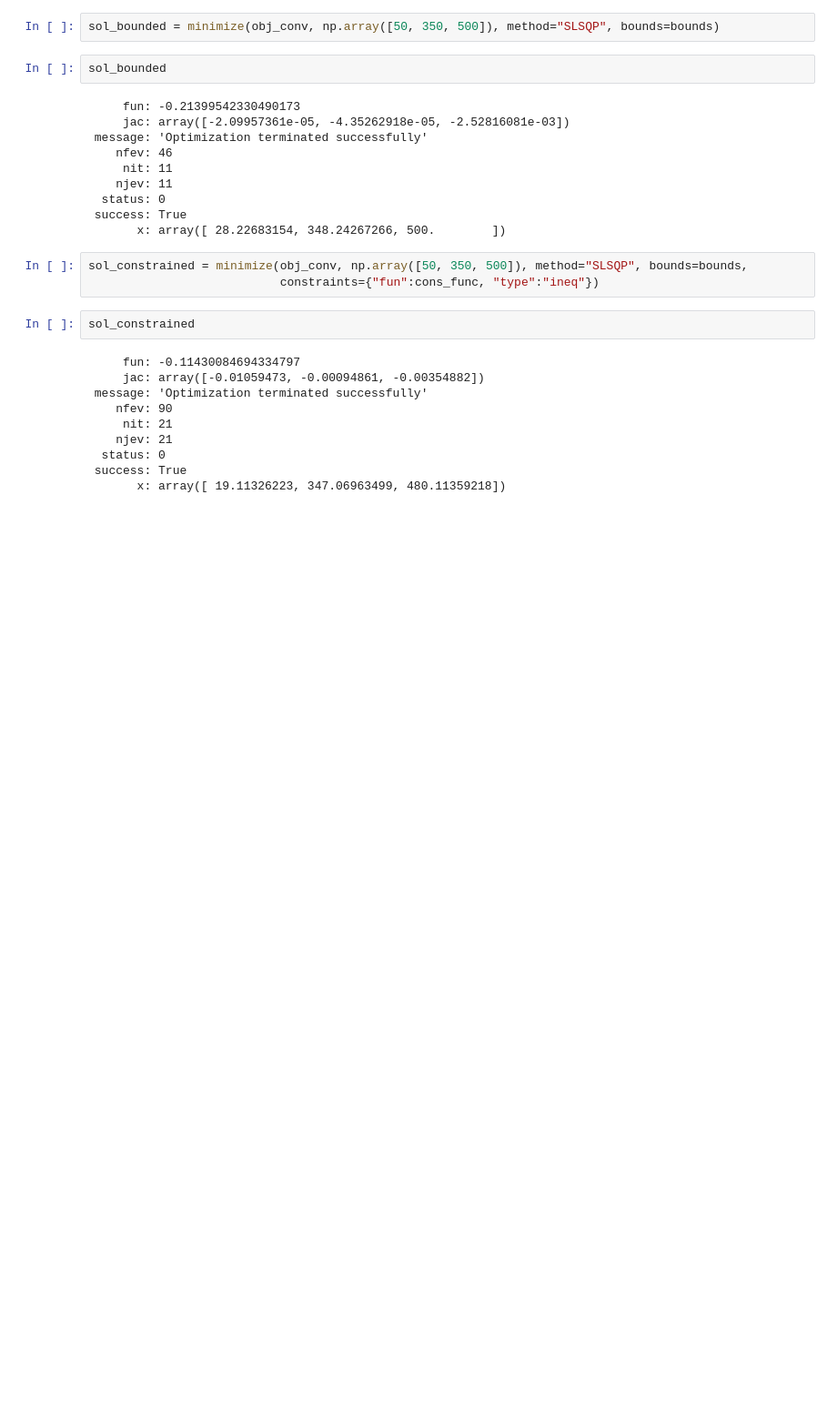
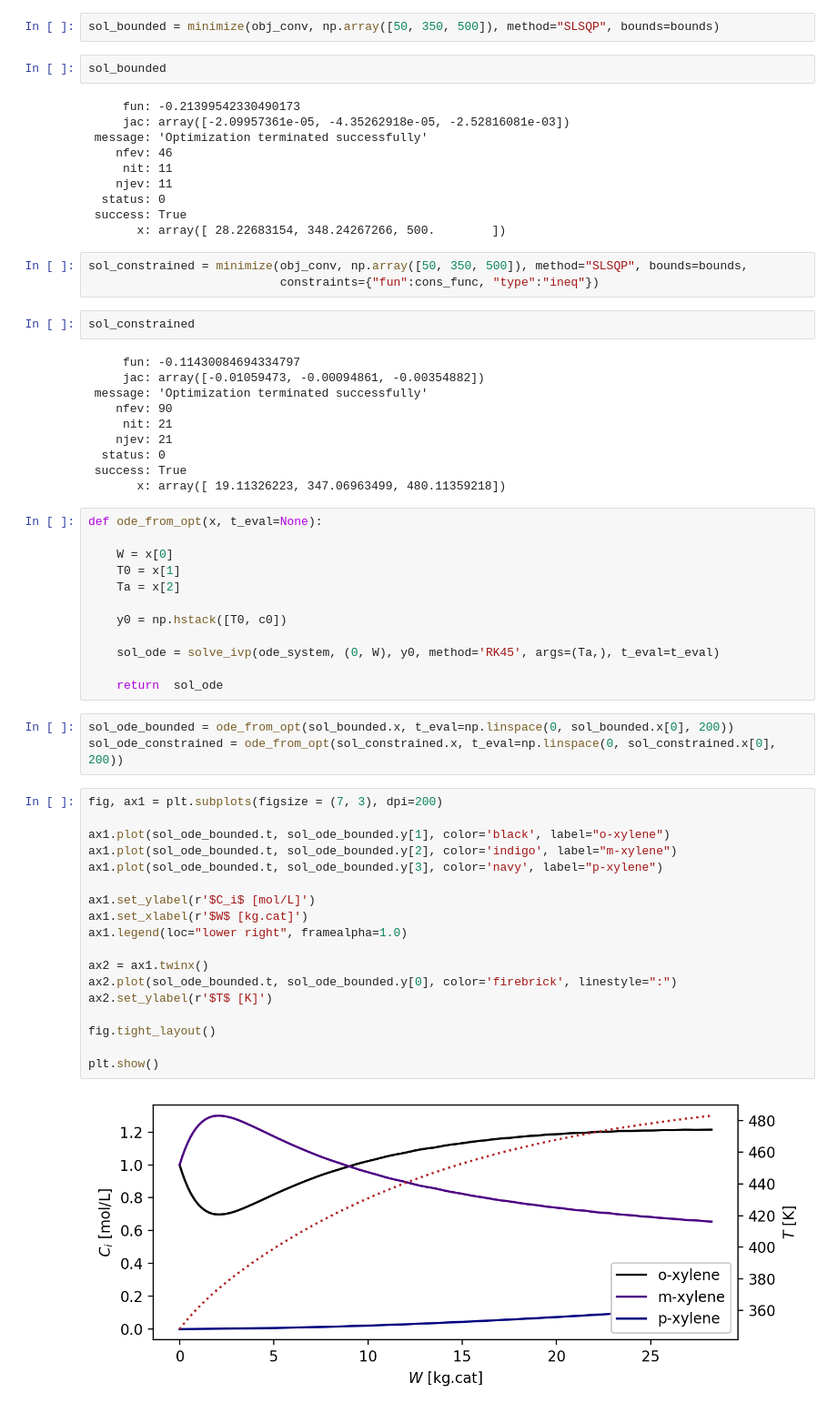
Before and after one commit to mahsanghani/code_abbey, a Jupyter notebook: projects/convex/xylene.ipynb, the cells around one changed output. Shown at 91% size. Saved outputs shown, nothing was run; the diff lists cells and outputs as text; blank space fills up the shorter version.

Commit message:
visual

```diff
--- a/projects/convex/xylene.ipynb
+++ b/projects/convex/xylene.ipynb
@@ -124,3 +124,38 @@ sol_constrained
   status: 0
  success: True
        x: array([ 19.11326223, 347.06963499, 480.11359218])
+# %%
+def ode_from_opt(x, t_eval=None):
+
+    W = x[0]
+    T0 = x[1]
+    Ta = x[2]
+
+    y0 = np.hstack([T0, c0])
+
+    sol_ode = solve_ivp(ode_system, (0, W), y0, method='RK45', args=(Ta,), t_eval=t_eval)
+
+    return  sol_ode
+# %%
+sol_ode_bounded = ode_from_opt(sol_bounded.x, t_eval=np.linspace(0, sol_bounded.x[0], 200))
+sol_ode_constrained = ode_from_opt(sol_constrained.x, t_eval=np.linspace(0, sol_constrained.x[0], 200))
+# %%
+fig, ax1 = plt.subplots(figsize = (7, 3), dpi=200)
+
+ax1.plot(sol_ode_bounded.t, sol_ode_bounded.y[1], color='black', label="o-xylene")
+ax1.plot(sol_ode_bounded.t, sol_ode_bounded.y[2], color='indigo', label="m-xylene")
+ax1.plot(sol_ode_bounded.t, sol_ode_bounded.y[3], color='navy', label="p-xylene")
+
+ax1.set_ylabel(r'$C_i$ [mol/L]')
+ax1.set_xlabel(r'$W$ [kg.cat]')
+ax1.legend(loc="lower right", framealpha=1.0)
+
+ax2 = ax1.twinx()
+ax2.plot(sol_ode_bounded.t, sol_ode_bounded.y[0], color='firebrick', linestyle=":")
+ax2.set_ylabel(r'$T$ [K]')
+
+fig.tight_layout()
+
+plt.show()
+# %% [output]
+[figure, added]
```
